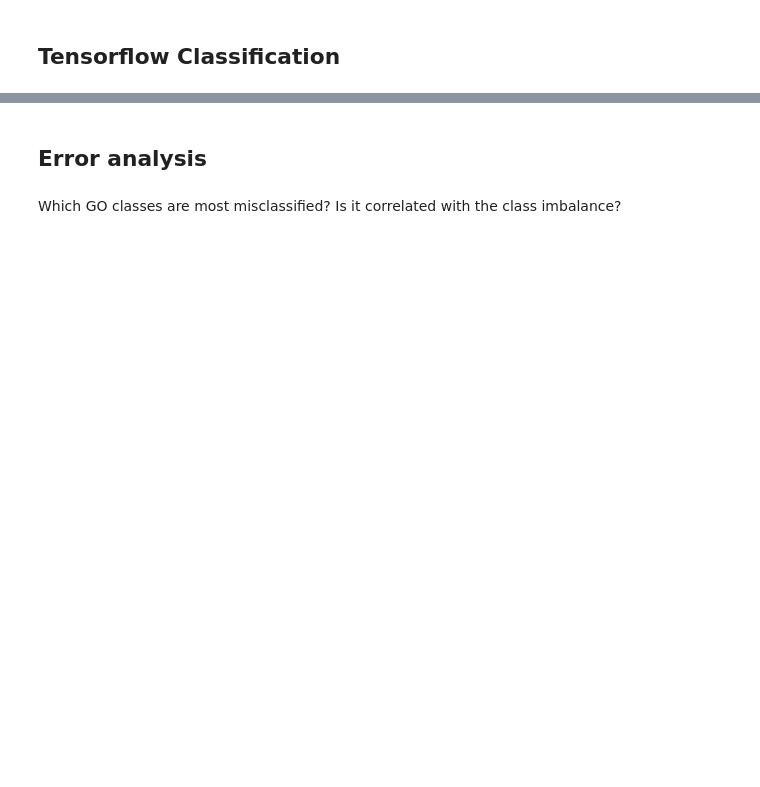
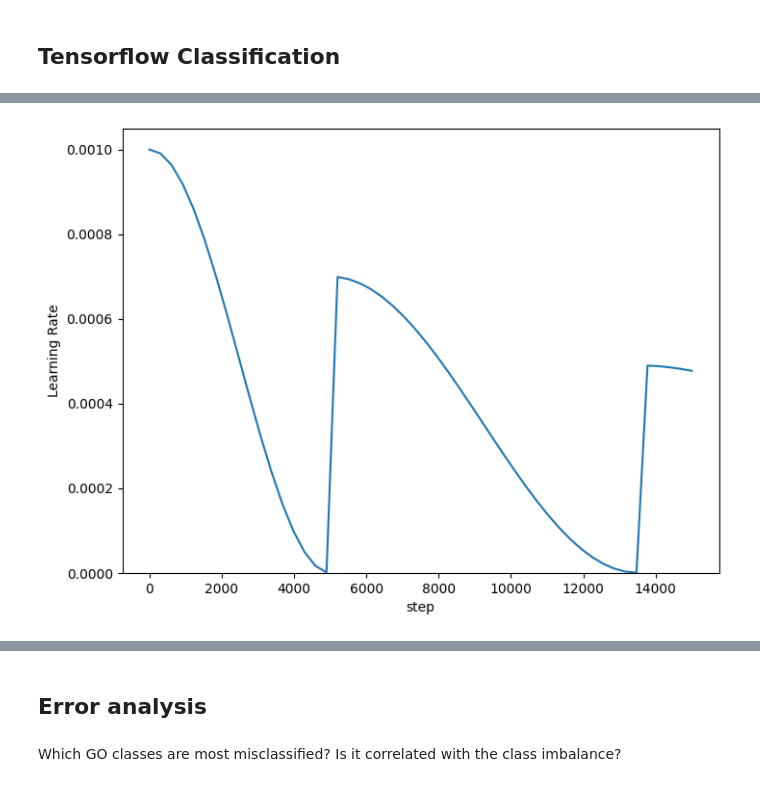
Before and after one commit to m5k5/KaggleCAFAChallenge, a Jupyter notebook: MultiModal.ipynb, the cells around one changed output, grey strips where cells are left out. Saved outputs shown, nothing was run; the diff lists cells and outputs as text; code cells hidden in the pictures; blank space fills up the shorter version.

```diff
--- a/MultiModal.ipynb
+++ b/MultiModal.ipynb
@@ -571,22 +717,24 @@ tf.keras.utils.plot_model(model, to_file=dot_img_file, show_shapes=True)
 # %%
 import matplotlib.pyplot as plt
 #Learning rate schedule
 initial_learning_rate = 0.001
 decaySteps=5000
 lr_schedule = tf.keras.optimizers.schedules.CosineDecayRestarts(initial_learning_rate, first_decay_steps=decaySteps,
-                                                                t_mul=2.0, m_mul=0.7)
+                                                                t_mul=1.7, m_mul=0.7)
 # lr_schedule = tf.keras.optimizers.schedules.CosineDecay(
 #     initial_learning_rate, decay_steps=decaySteps, alpha=0.01)
 # lr_schedule = tf.keras.optimizers.schedules.ExponentialDecay(
 #     initial_learning_rate,decay_steps=decaySteps,decay_rate=0.9,staircase=False)
 step = np.linspace(0,decaySteps*3)
 lr = lr_schedule(step)
 plt.figure(figsize = (8,6))
 # plt.yscale("log")
 plt.plot(step, lr)
 plt.ylim([0,max(plt.ylim())])
 plt.xlabel('step')
 _ = plt.ylabel('Learning Rate')
+# %% [output]
+[figure, added]
 # %%
 from utils import *
 # %%
```
Also changed, not shown: parts of 29 cells of this notebook, 2 other files.
